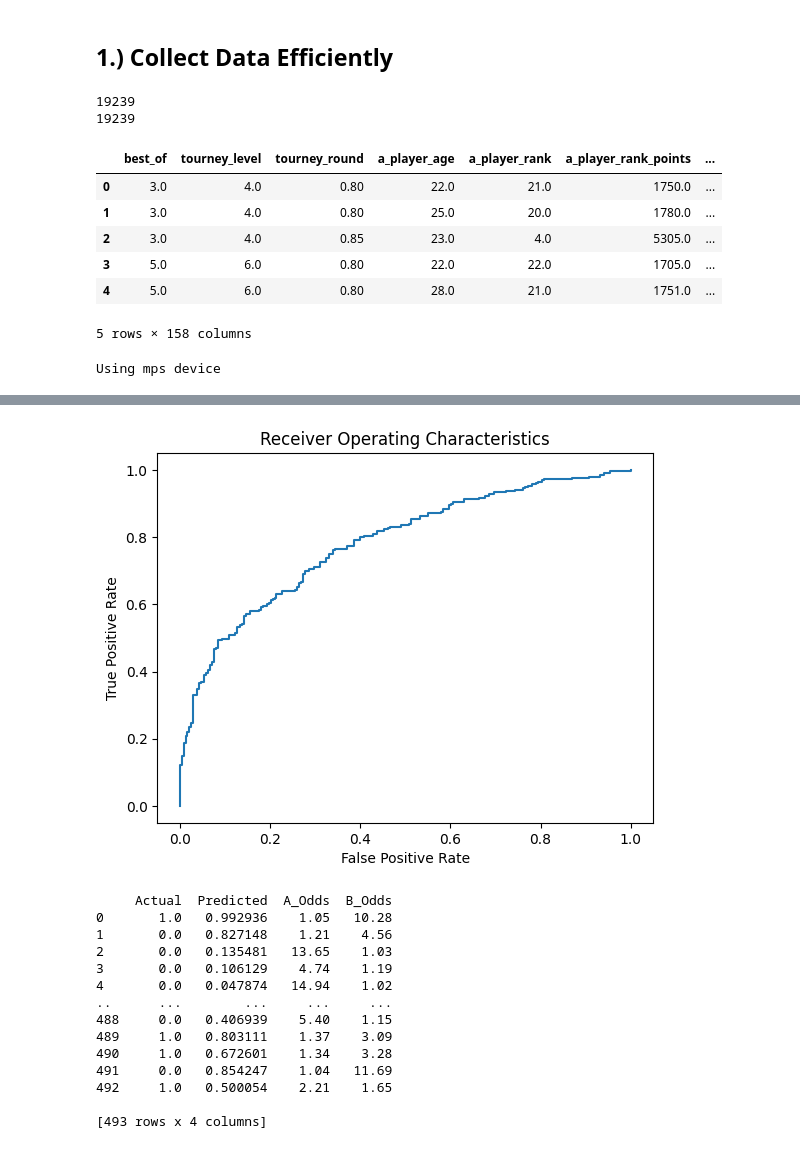
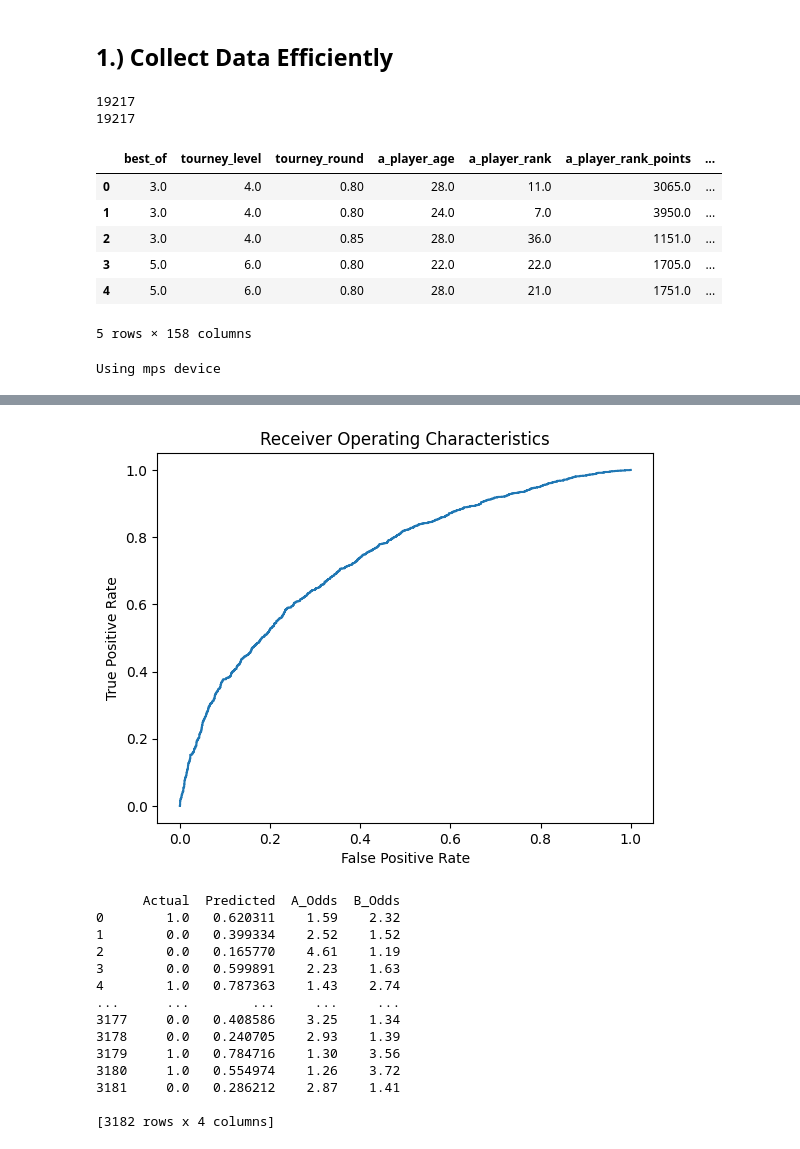
Before and after one commit to dsw225/TennisPredictionModel, a Jupyter notebook: breakpoint/analyzers/tennis_analyzer_v2.ipynb, the cells around one changed output, grey strips where cells are left out. Saved outputs shown, nothing was run; the diff lists cells and outputs as text; code cells hidden in the pictures.

```diff
--- a/breakpoint/analyzers/tennis_analyzer_v2.ipynb
+++ b/breakpoint/analyzers/tennis_analyzer_v2.ipynb
@@ -67,7 +67,7 @@ end_date = datetime.strptime(end, '%Y%m%d').date()
 
 RD_CUTOFF = 75
 
-df = pd.read_csv('../testcsvs/glickoUpdatedTest.csv')
+df = pd.read_csv('../testcsvs/glickoTempTau6.0.csv')
 df['tourney_date'] = pd.to_datetime(df['tourney_date']).dt.date
 df = df[(df['tourney_date'] >= start_date) & (df['tourney_date'] <= end_date)]
 df = df[(df['a_glicko_rd'] <= RD_CUTOFF) & (df['b_glicko_rd'] <= RD_CUTOFF)]
@@ -94,15 +94,15 @@ df.drop('surface', axis=1, inplace=True)
 
 print(len(df))
 # %% [output]
-19239
-19239
+19217
+19217
 # %%
 df.head()
 # %% [output]
 |  | best_of | tourney_level | tourney_round | a_player_age | a_player_rank | a_player_rank_points | ... |
-| 0 | 3.0 | 4.0 | 0.80 | 22.0 | 21.0 | 1750.0 | ... |
-| 1 | 3.0 | 4.0 | 0.80 | 25.0 | 20.0 | 1780.0 | ... |
-| 2 | 3.0 | 4.0 | 0.85 | 23.0 | 4.0 | 5305.0 | ... |
+| 0 | 3.0 | 4.0 | 0.80 | 28.0 | 11.0 | 3065.0 | ... |
+| 1 | 3.0 | 4.0 | 0.80 | 24.0 | 7.0 | 3950.0 | ... |
+| 2 | 3.0 | 4.0 | 0.85 | 28.0 | 36.0 | 1151.0 | ... |
 | 3 | 5.0 | 6.0 | 0.80 | 22.0 | 22.0 | 1705.0 | ... |
 | 4 | 5.0 | 6.0 | 0.80 | 28.0 | 21.0 | 1751.0 | ... |
 5 rows × 158 columns
@@ -341,7 +341,7 @@ def cross_validate(model_class, X, y, k=5, epochs=100, target_auc=0.75, learning
 # %%
 df = df.dropna()
 print(len(df))
-df = df[(df['tourney_level'] == 6)]
+# df = df[(df['tourney_level'] == 6)]
 # df = df[(df['surface_Hard'] == 1.0)]
 
 odds_df = df[['a_odds', 'b_odds']].copy()
@@ -435,23 +435,23 @@ AUC 0.7819 not met, restarting the process.
-[figure, old version]
+[figure, new version]
 # %%
 # Display the DataFrame
 # results_df.head()
 print(results_df)
 # %% [output]
-     Actual  Predicted  A_Odds  B_Odds
-0       1.0   0.992936    1.05   10.28
-1       0.0   0.827148    1.21    4.56
-2       0.0   0.135481   13.65    1.03
-3       0.0   0.106129    4.74    1.19
-4       0.0   0.047874   14.94    1.02
-..      ...        ...     ...     ...
-488     0.0   0.406939    5.40    1.15
-489     1.0   0.803111    1.37    3.09
-490     1.0   0.672601    1.34    3.28
-491     0.0   0.854247    1.04   11.69
-492     1.0   0.500054    2.21    1.65
+      Actual  Predicted  A_Odds  B_Odds
+0        1.0   0.620311    1.59    2.32
+1        0.0   0.399334    2.52    1.52
+2        0.0   0.165770    4.61    1.19
+3        0.0   0.599891    2.23    1.63
+4        1.0   0.787363    1.43    2.74
+...      ...        ...     ...     ...
+3177     0.0   0.408586    3.25    1.34
+3178     0.0   0.240705    2.93    1.39
+3179     1.0   0.784716    1.30    3.56
+3180     1.0   0.554974    1.26    3.72
+3181     0.0   0.286212    2.87    1.41
 
-[493 rows x 4 columns]
+[3182 rows x 4 columns]
 # %%
 # Kelly Criterion
 def kelly_criterion(vegas_odds, calculated_probability):
```
Also changed, not shown: parts of 2 cells of this notebook, 6 other files.
